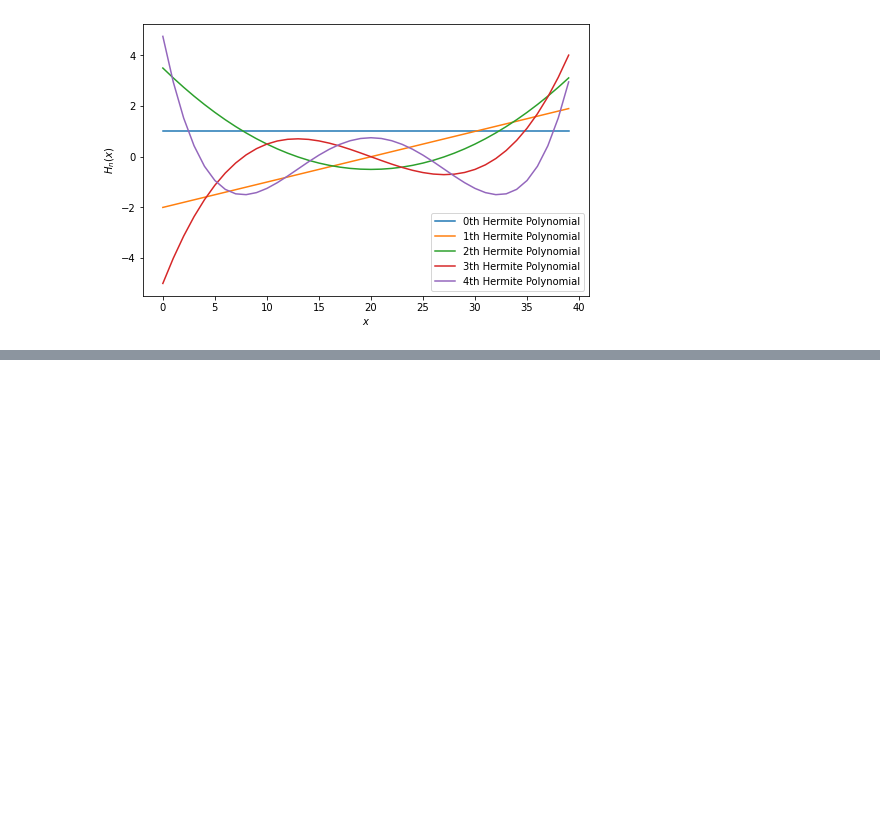
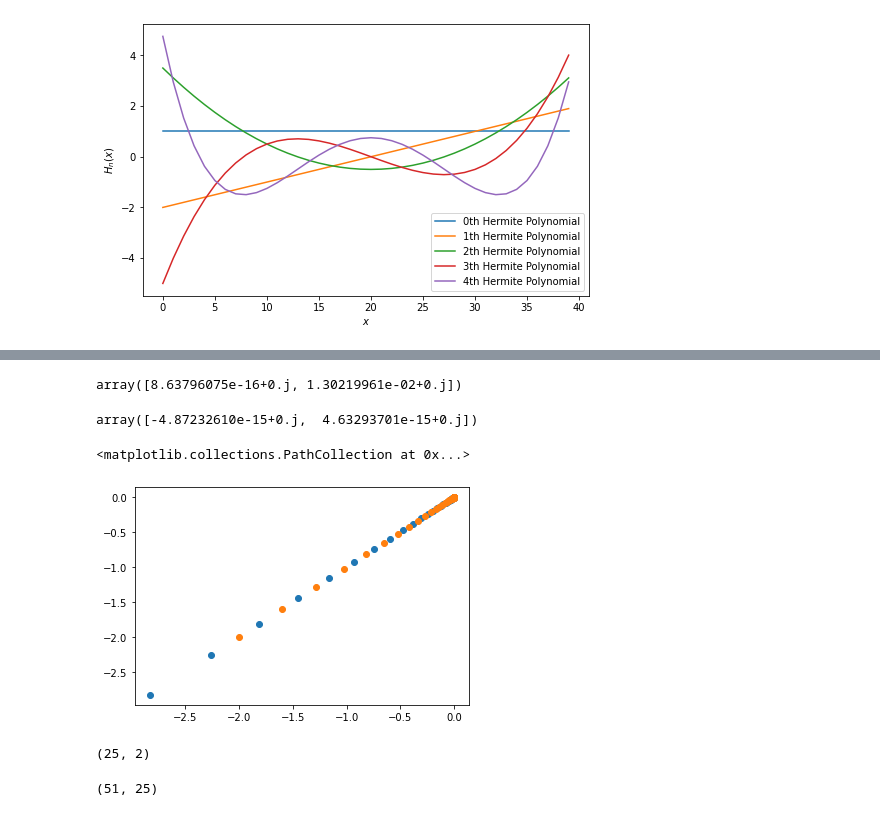
Before and after one commit to waleedbinkhalid74/ml_cms_final_project, a Jupyter notebook: ml_cms_final_proj_task_4.ipynb, the cells around one changed output, grey strips where cells are left out. Drawn from its saved outputs; the diff is of its cells as text; code cells hidden in the pictures; blank space fills up the shorter version.

Commit message:
added test runs for eigenfunction and eigen mode calc

```diff
--- a/ml_cms_final_proj_task_4.ipynb
+++ b/ml_cms_final_proj_task_4.ipynb
@@ -277,0 +279,4 @@ b = hermitian_observables.segregate_observables_from_variable(hermitian_observab
+# %%
+B = np.zeros((25, 2))
+B[5,0] = 1
+B[1,1] = 1
@@ -277,0 +297,28 @@ b = hermitian_observables.segregate_observables_from_variable(hermitian_observab
+# %%
+linear_edmd.eigenvectors_left[1,:] @ B
+# %% [output]
+array([8.63796075e-16+0.j, 1.30219961e-02+0.j])
+# %%
+eigenvec_left_sorted[1,:] @ B
+# %% [output]
+array([-4.87232610e-15+0.j,  4.63293701e-15+0.j])
+# %%
+a = x_sol[x_sol['ID'] == 0].iloc[:,0:3]
+func = linear_edmd.build_eigenfunction(a)
+mode = linear_edmd.build_eigenmodes(B)
+# %%
+b = func @ mode
+# b = b.T
+plt.scatter(b[:,0].real, b[:,1].real)
+plt.scatter(a.iloc[:,1].to_numpy().real, a.iloc[:,2].to_numpy())
+# %% [output]
+<matplotlib.collections.PathCollection at 0x...>
+[figure, added]
+# %%
+mode.shape
+# %% [output]
+(25, 2)
+# %%
+func.shape
+# %% [output]
+(51, 25)
```
Also changed, not shown: parts of 25 cells of this notebook, 1 other file.
